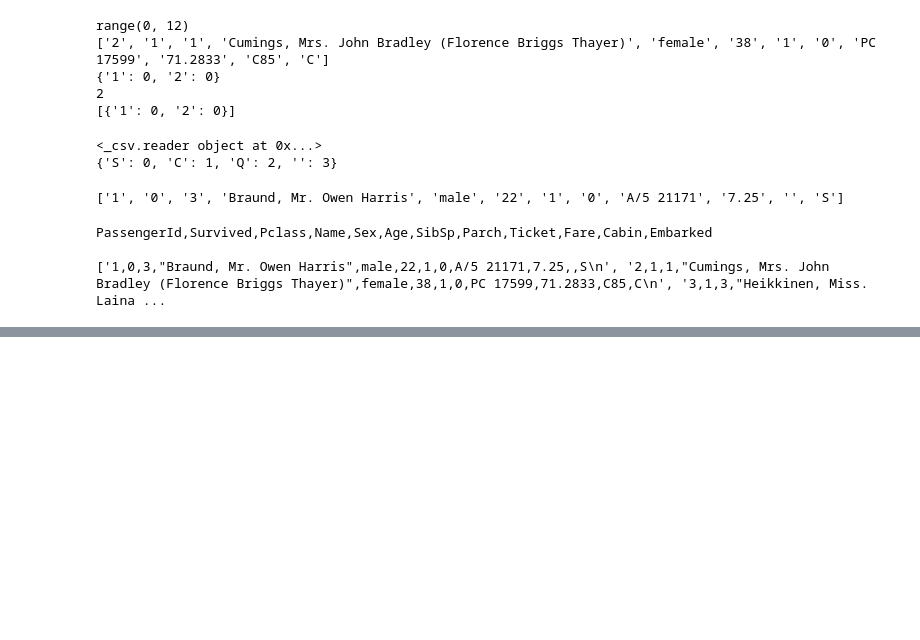
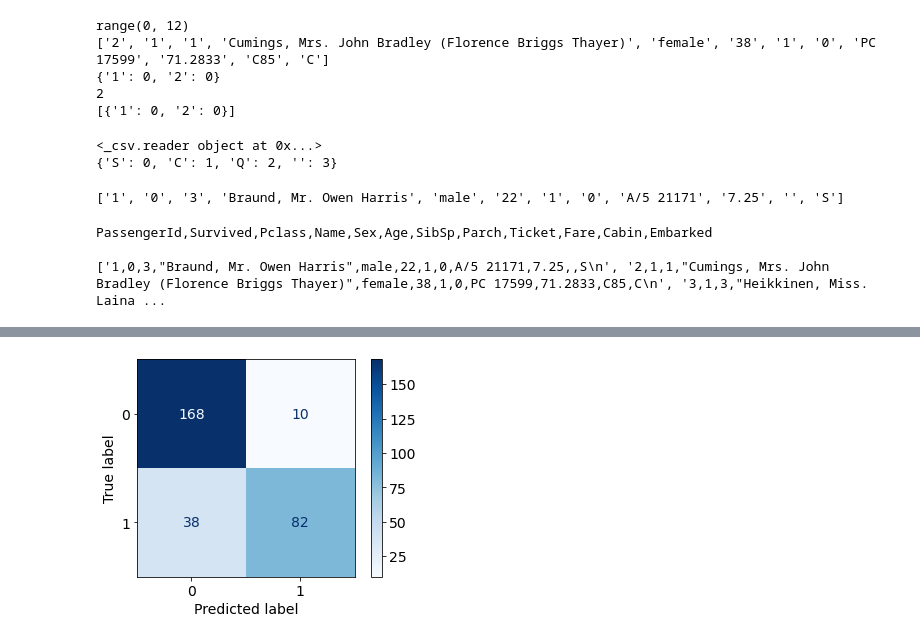
Before and after one commit to nicholasfurl/Great-Courses, a Jupyter notebook: Lesson10_backpropLogRegress_shipwreck.ipynb, the cells around one changed output, grey strips where cells are left out. Saved outputs shown, nothing was run; the diff lists cells and outputs as text; code cells hidden in the pictures; blank space fills up the shorter version.

```diff
--- a/Lesson10_backpropLogRegress_shipwreck.ipynb
+++ b/Lesson10_backpropLogRegress_shipwreck.ipynb
@@ -204 +207,85 @@ for line in data:
 feats = ['Pclass','Sex','Age','SibSp','Parch','Fare', 'Embarked S', 'Embarked C', 'Embarked Q']
+# %%
+#split into training and test data
+
+import random
+
+#another mask:
+#find random integer between 0 and 2 inclusive for every (ith) item in alldat (so a 0, 1 or 2)
+trainmask = [random.randint(0,2) for i in range(len(alldat))]
+
+#Assign two thirds of data to training data and labels and the rest for test
+#traindat will be copied over from alldat if its items have random numbers less than 2
+traindat = [alldat[i] for i in range(len(alldat)) if trainmask[i]<2]
+trainlabs = [alllabs[i] for i in range(len(alldat)) if trainmask[i]<2]
+#To be copied to test, random numbers correspoinding to items in alldat must be exactly 2
+testdat = [alldat[i] for i in range(len(alldat)) if trainmask[i]==2]
+testlabs = [alllabs[i] for i in range(len(alldat)) if trainmask[i]==2]
+# %%
+#Time for neural network. I think relu is default?
+#https://scikit-learn.org/stable/modules/generated/sklearn.neural_network.MLPClassifier.html
+
+from sklearn.neural_network import MLPClassifier
+
+nhidden = 60
+clf = MLPClassifier(hidden_layer_sizes=[nhidden], max_iter = 50000)
+clf = clf.fit(traindat, trainlabs)
+pred = clf.predict(testdat)
+
+#error rate (test data)
+nn_err = [sum([pred[i] != testlabs[i] for i in range(len(testlabs))]) / len(testlabs)]
+print(nn_err)
+
+#proportion correct (test data)
+nn_correct = [sum([pred[i] == testlabs[i] for i in range(len(testlabs))]) / len(testlabs)]
+print(nn_correct)
+
+#proportion correct, better way
+#print(clf.score(testdat,testlabs))
+
+from sklearn.metrics import confusion_matrix
+print(confusion_matrix(testlabs, pred))
+
+#Plot confusion matrix
+from sklearn.metrics import ConfusionMatrixDisplay
+import matplotlib.pyplot as plt
+disp = ConfusionMatrixDisplay.from_estimator(
+        clf,
+        testdat,
+        testlabs,
+        cmap=plt.cm.Blues,
+    )
+
+
+#I need to supply the measure of confidence
+#from sklearn.metrics import roc_curve
+#https://scikit-learn.org/stable/modules/generated/sklearn.neural_network.MLPClassifier.html#sklearn.neural_network.MLPClassifier.score
+
+#Looks like there is one column for each class and one is just 1 - p of the other one p. So we can just take one col and run with it (like example)
+prediction_proba = clf.predict_proba(testdat)[:, 1]
+#print(clf.predict_proba(testdat))
+
+from sklearn.metrics import roc_auc_score, roc_curve
+import numpy as np
+
+#tmp = np.array(testlabs)
+
+#Check out this ravel later. Seems a bit like flatten. Is always needed?
+#fpr, tpr, _ = roc_curve(np.ravel(np.array(testlabs)), np.ravel(prediction_proba))
+fpr, tpr, _ = roc_curve(testlabs, prediction_proba) #The simple way worked all along!
+roc_auc = roc_auc_score(testlabs, prediction_proba)
+
+import matplotlib
+
+plt.figure(figsize=(8, 6))
+matplotlib.rcParams.update({'font.size': 14})
+plt.grid()
+plt.plot(fpr, tpr, color='darkorange', lw=2,
+         label='ROC AUC={0:.3f}'.format(roc_auc))
+plt.legend(loc="lower right")
+plt.xlim([0.0, 1.0])
+plt.ylim([0.0, 1.05])
+plt.xlabel('1 - Specificity (false alarms)')
+plt.ylabel('Sensitivity (hits)')
+plt.show()
+# %% [output]
@@ -204,0 +296 @@ feats = ['Pclass','Sex','Age','SibSp','Parch','Fare', 'Embarked S', 'Embarked C'
+[figure, added]
```
Also changed, not shown: parts of 4 cells of this notebook.
